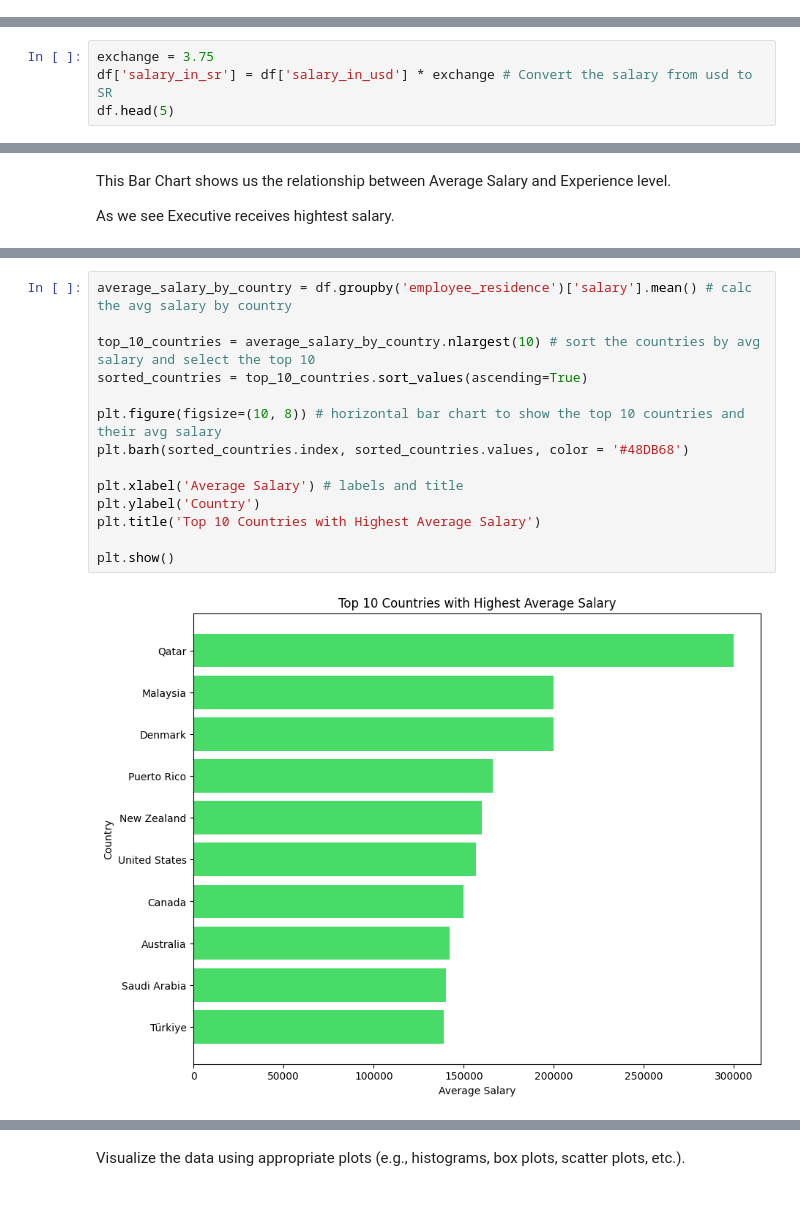
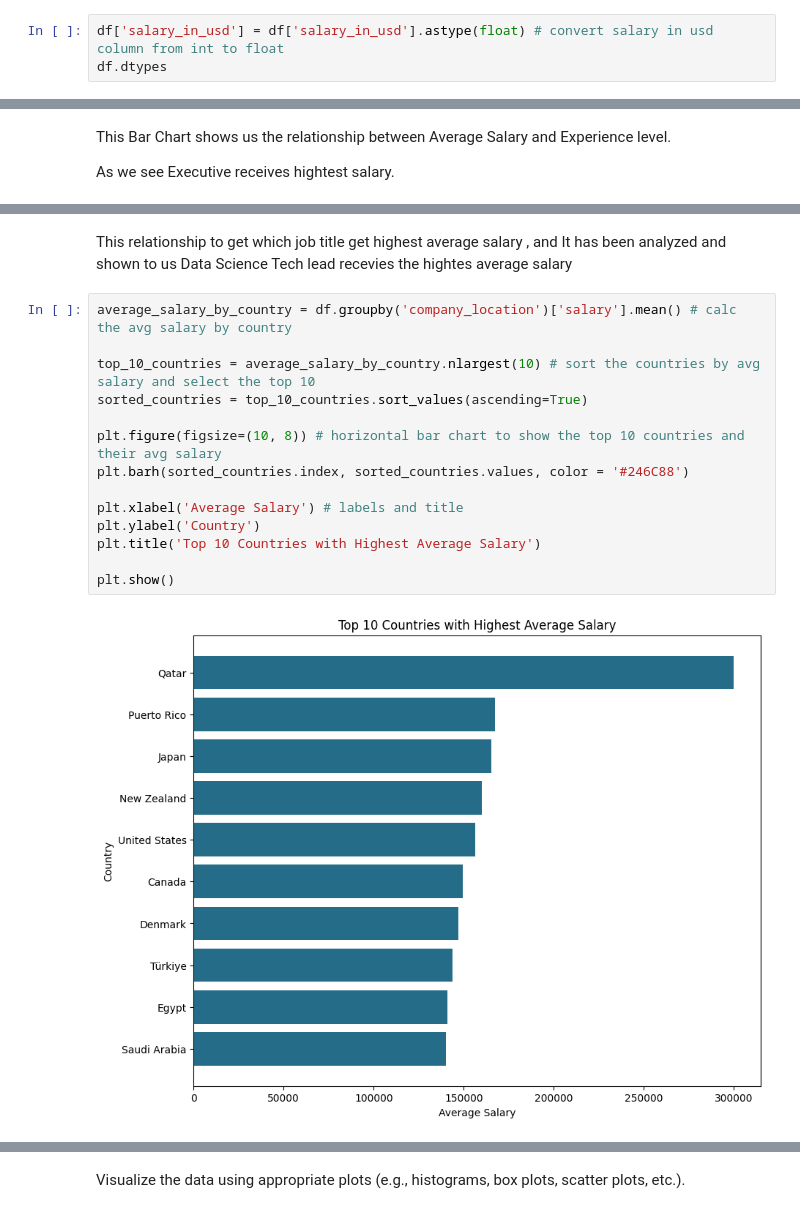
Before and after one commit to Adamixa/Data_field_job_analysis, a Jupyter notebook: notebook.ipynb, the cells around one changed output, grey strips where cells are left out. Cells and saved outputs as stored; diff of their text form.

```diff
--- a/notebook.ipynb
+++ b/notebook.ipynb
@@ -277,0 +295,3 @@ df.dtypes
+# %%
+df['salary_in_usd'] = df['salary_in_usd'].astype(float) # convert salary in usd column from int to float
+df.dtypes
@@ -327,7 +361,3 @@ saudi_arabia_data
 | 140 | 2024 | Senior | Full-time | AI Research Scientist | 150000 | USD | 150000 | ... |
 | 9493 | 2023 | Mid-level | Full-time | Machine Learning Research Engineer | 90000 | USD | 90000 | ... |
 | 10169 | 2023 | Mid-level | Full-time | Staff Data Analyst | 179998 | USD | 179998 | ... |
-# %%
-exchange = 3.75
-df['salary_in_sr'] = df['salary_in_usd'] * exchange # Convert the salary from usd to SR
-df.head(5)
@@ -359,19 +423,21 @@ As we see Executive receives hightest salary.
+# %% [markdown]
+ This relationship to get which job title get highest average salary , and It has been analyzed and shown to us Data Science Tech lead recevies the hightes average salary
 # %%
-average_salary_by_country = df.groupby('employee_residence')['salary'].mean() # calc the avg salary by country
+average_salary_by_country = df.groupby('company_location')['salary'].mean() # calc the avg salary by country
 
 top_10_countries = average_salary_by_country.nlargest(10) # sort the countries by avg salary and select the top 10
 sorted_countries = top_10_countries.sort_values(ascending=True)
 
 plt.figure(figsize=(10, 8)) # horizontal bar chart to show the top 10 countries and their avg salary
-plt.barh(sorted_countries.index, sorted_countries.values, color = '#48DB68')
+plt.barh(sorted_countries.index, sorted_countries.values, color = '#246C88')
 
 plt.xlabel('Average Salary') # labels and title
 plt.ylabel('Country')
 plt.title('Top 10 Countries with Highest Average Salary')
 
 plt.show()
 # %% [output]
-[figure, old version]
+[figure, new version]
 # %% [markdown]
 Bar chart representation that displays categorical data with rectangular bar.
 
```
Also changed, not shown: parts of 28 cells of this notebook.
